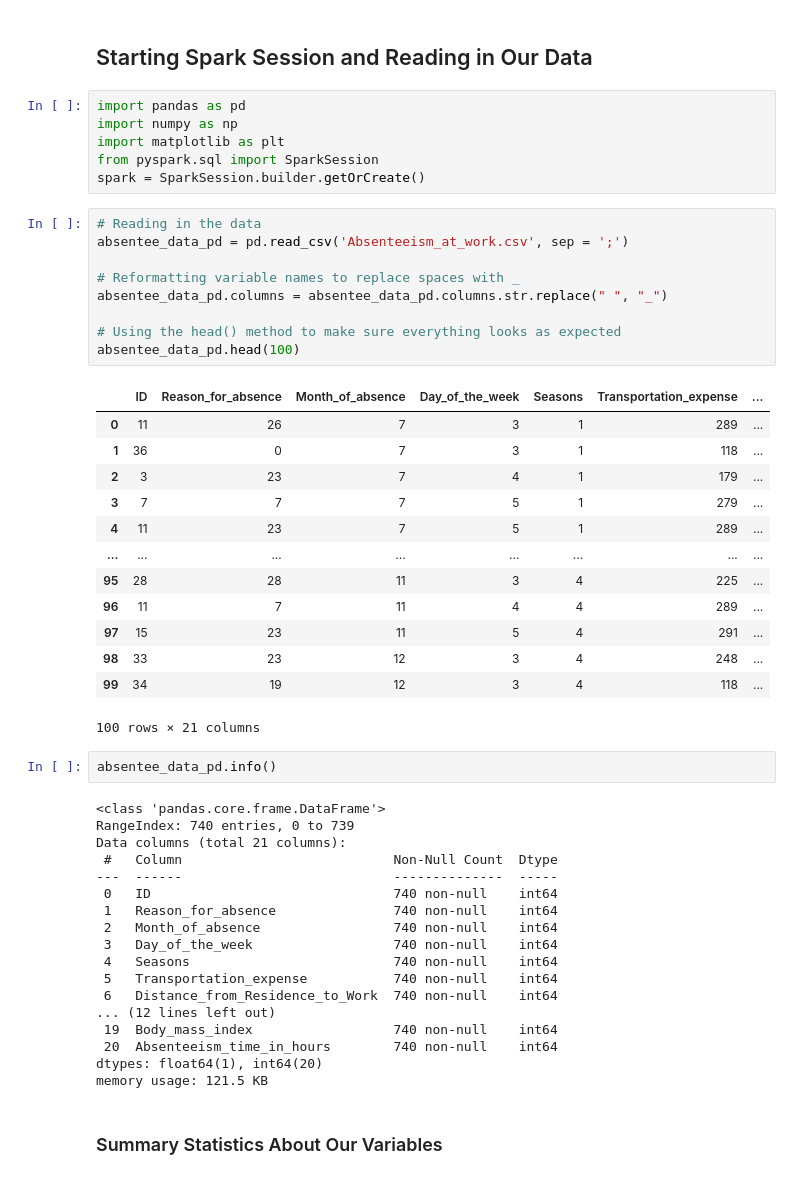
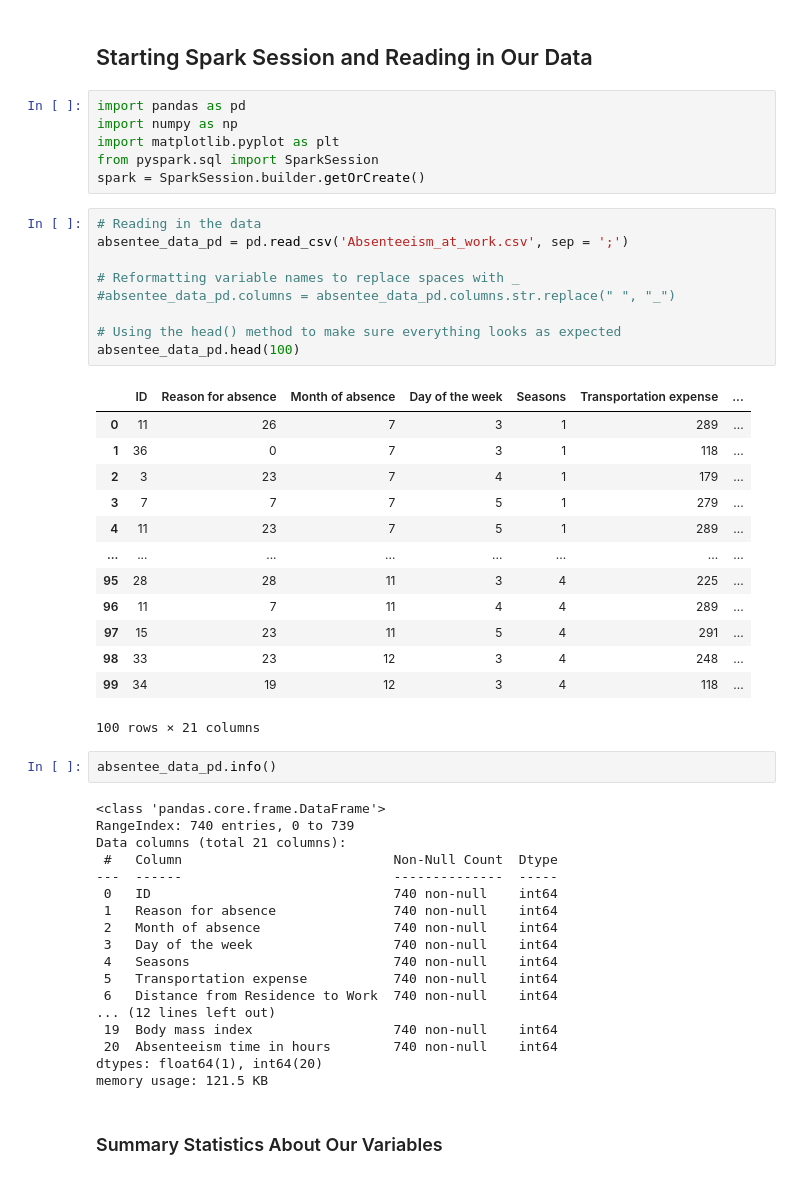
Before and after one commit to kebreeze/590project3, a Jupyter notebook: BreezeProject3.ipynb, the cells around one changed output. Cells and saved outputs as stored; diff of their text form.

```diff
--- a/BreezeProject3.ipynb
+++ b/BreezeProject3.ipynb
@@ -70,20 +71,20 @@ Our goal in working with this dataset is to build and test multiple models to pr
 # %%
 import pandas as pd
 import numpy as np
-import matplotlib as plt
+import matplotlib.pyplot as plt
 from pyspark.sql import SparkSession
 spark = SparkSession.builder.getOrCreate()
 # %%
 # Reading in the data
 absentee_data_pd = pd.read_csv('Absenteeism_at_work.csv', sep = ';')
 
 # Reformatting variable names to replace spaces with _
-absentee_data_pd.columns = absentee_data_pd.columns.str.replace(" ", "_")
+#absentee_data_pd.columns = absentee_data_pd.columns.str.replace(" ", "_")
 
 # Using the head() method to make sure everything looks as expected
 absentee_data_pd.head(100)
 # %% [output]
-|  | ID | Reason_for_absence | Month_of_absence | Day_of_the_week | Seasons | Transportation_expense | ... |
+|  | ID | Reason for absence | Month of absence | Day of the week | Seasons | Transportation expense | ... |
 | 0 | 11 | 26 | 7 | 3 | 1 | 289 | ... |
 | 1 | 36 | 0 | 7 | 3 | 1 | 118 | ... |
 | 2 | 3 | 23 | 7 | 4 | 1 | 179 | ... |
@@ -105,15 +106,15 @@ Data columns (total 21 columns):
  #   Column                           Non-Null Count  Dtype
 ---  ------                           --------------  -----
  0   ID                               740 non-null    int64
- 1   Reason_for_absence               740 non-null    int64
- 2   Month_of_absence                 740 non-null    int64
- 3   Day_of_the_week                  740 non-null    int64
+ 1   Reason for absence               740 non-null    int64
+ 2   Month of absence                 740 non-null    int64
+ 3   Day of the week                  740 non-null    int64
  4   Seasons                          740 non-null    int64
- 5   Transportation_expense           740 non-null    int64
- 6   Distance_from_Residence_to_Work  740 non-null    int64
+ 5   Transportation expense           740 non-null    int64
+ 6   Distance from Residence to Work  740 non-null    int64
 ... (12 lines left out)
- 19  Body_mass_index                  740 non-null    int64
- 20  Absenteeism_time_in_hours        740 non-null    int64
+ 19  Body mass index                  740 non-null    int64
+ 20  Absenteeism time in hours        740 non-null    int64
 dtypes: float64(1), int64(20)
 memory usage: 121.5 KB
 # %% [markdown]
```
Also changed, not shown: parts of 43 cells of this notebook.
